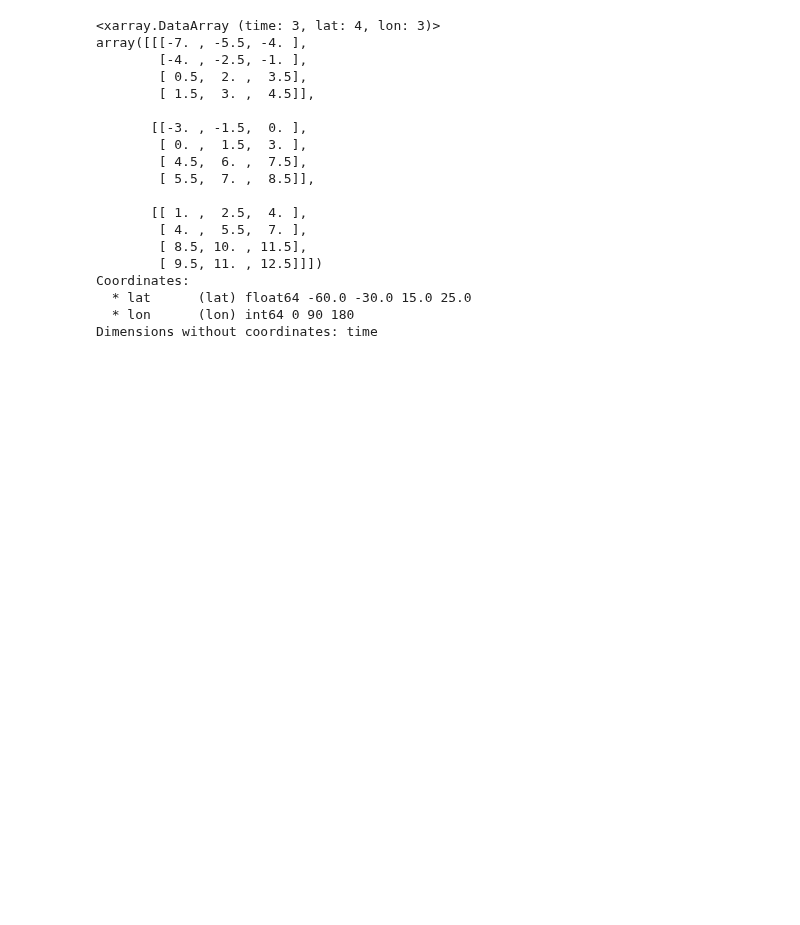
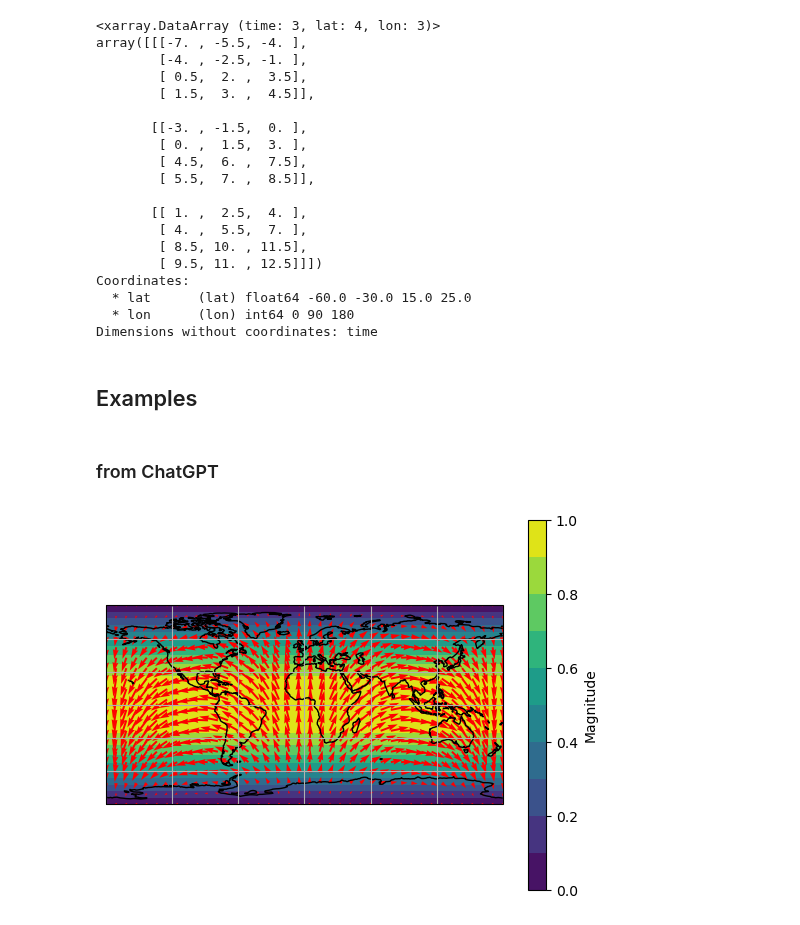
Before and after one commit to yihsuanchen/python, a Jupyter notebook: yhc_module_and_notes/notes-cn_map-cartopy.ipynb, the cells around one changed output. Cells and saved outputs as stored; diff of their text form; code cells hidden in the pictures; blank space fills up the shorter version.

Commit message:
work on plotting vectors over cn_map

```diff
--- a/yhc_module_and_notes/notes-cn_map-cartopy.ipynb
+++ b/yhc_module_and_notes/notes-cn_map-cartopy.ipynb
@@ -309,3 +352,35 @@ Coordinates:
   * lat      (lat) float64 -60.0 -30.0 15.0 25.0
   * lon      (lon) int64 0 90 180
 Dimensions without coordinates: time
+# %% [markdown]
+## Examples
+# %% [markdown]
+### from ChatGPT
+# %%
+# Example data for illustration purposes
+lon = np.linspace(-180, 180, 40)
+lat = np.linspace(-90, 90, 20)
+lon, lat = np.meshgrid(lon, lat)
+u = np.cos(np.radians(lat)) * np.sin(np.radians(lon))
+v = np.cos(np.radians(lat)) * np.cos(np.radians(lon))
+magnitude = np.sqrt(u**2 + v**2)
+
+# Create a contour plot
+fig, ax = plt.subplots(subplot_kw={'projection': ccrs.PlateCarree()})
+contour = ax.contourf(lon, lat, magnitude, cmap='viridis', levels=10)
+
+# Plot vectors using quiver
+quiver = ax.quiver(lon, lat, u, v, scale=20, color='red', width=0.005)
+
+# Add a colorbar
+cbar = plt.colorbar(contour, ax=ax, orientation='vertical')
+cbar.set_label('Magnitude')
+
+# Add coastlines and gridlines
+ax.coastlines()
+ax.gridlines()
+
+# Show the plot
+plt.show()
+# %% [output]
+[figure, added]
```
Also changed, not shown: parts of 4 cells of this notebook.
